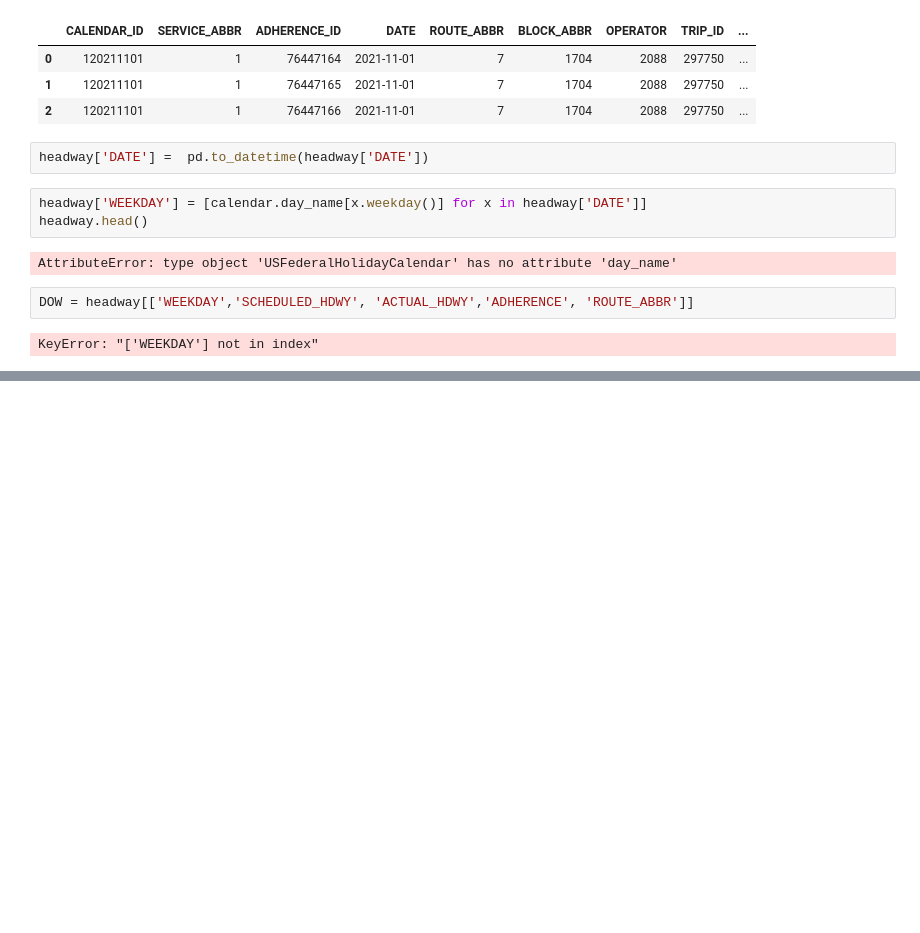
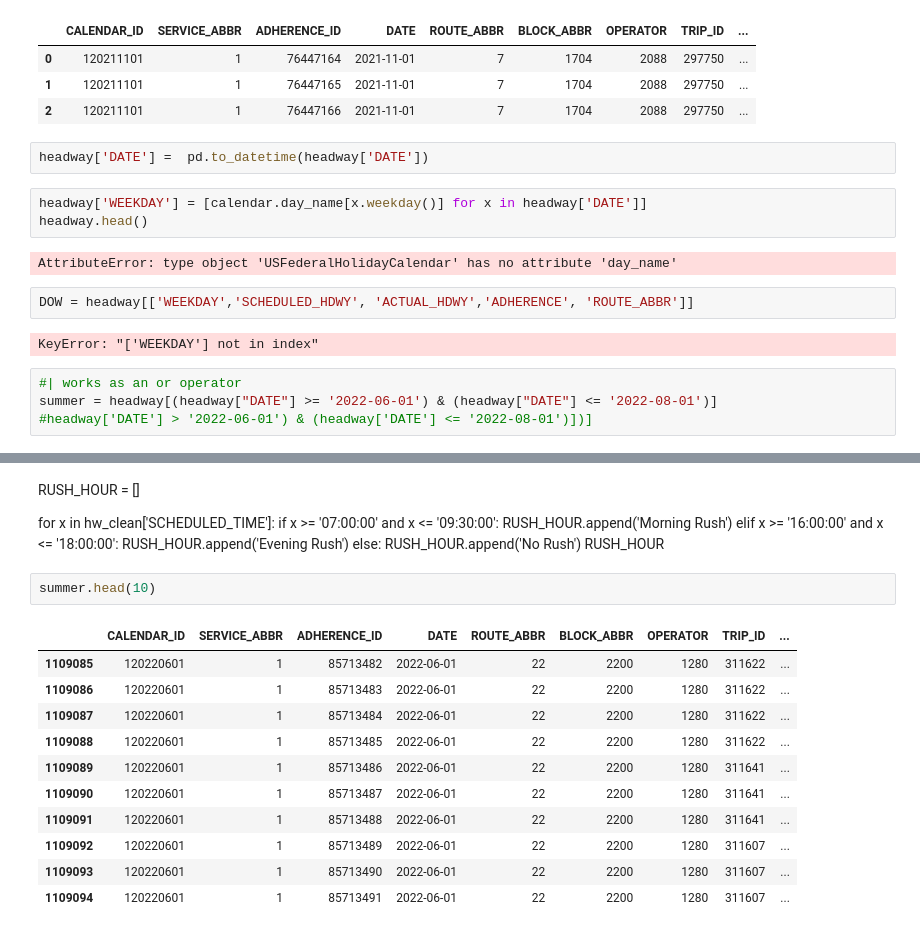
Before and after one commit to NSS-Data-Analytics-Cohort-7/wego-python-bit-my_finger, a Jupyter notebook: notebook/cleaned.ipynb, the cells around one changed output, grey strips where cells are left out. Cells and saved outputs as stored; diff of their text form; blank space fills up the shorter version.

```diff
--- a/notebook/cleaned.ipynb
+++ b/notebook/cleaned.ipynb
@@ -42,3 +42,7 @@ AttributeError: type object 'USFederalHolidayCalendar' has no attribute 'day_nam
 DOW = headway[['WEEKDAY','SCHEDULED_HDWY', 'ACTUAL_HDWY','ADHERENCE', 'ROUTE_ABBR']]
 # %% [output]
 KeyError: "['WEEKDAY'] not in index"
+# %%
+#| works as an or operator
+summer = headway[(headway["DATE"] >= '2022-06-01') & (headway["DATE"] <= '2022-08-01')]
+#headway['DATE'] > '2022-06-01') & (headway['DATE'] <= '2022-08-01')])]
@@ -44,0 +64,18 @@ KeyError: "['WEEKDAY'] not in index"
+# %% [markdown]
+RUSH_HOUR = []
+
+for x in hw_clean['SCHEDULED_TIME']: if x >= '07:00:00' and x <= '09:30:00': RUSH_HOUR.append('Morning Rush') elif x >= '16:00:00' and x <= '18:00:00': RUSH_HOUR.append('Evening Rush') else: RUSH_HOUR.append('No Rush') RUSH_HOUR
+# %%
+summer.head(10)
+# %% [output]
+|  | CALENDAR_ID | SERVICE_ABBR | ADHERENCE_ID | DATE | ROUTE_ABBR | BLOCK_ABBR | OPERATOR | TRIP_ID | ... |
+| 1109085 | 120220601 | 1 | 85713482 | 2022-06-01 | 22 | 2200 | 1280 | 311622 | ... |
+| 1109086 | 120220601 | 1 | 85713483 | 2022-06-01 | 22 | 2200 | 1280 | 311622 | ... |
+| 1109087 | 120220601 | 1 | 85713484 | 2022-06-01 | 22 | 2200 | 1280 | 311622 | ... |
+| 1109088 | 120220601 | 1 | 85713485 | 2022-06-01 | 22 | 2200 | 1280 | 311622 | ... |
+| 1109089 | 120220601 | 1 | 85713486 | 2022-06-01 | 22 | 2200 | 1280 | 311641 | ... |
+| 1109090 | 120220601 | 1 | 85713487 | 2022-06-01 | 22 | 2200 | 1280 | 311641 | ... |
+| 1109091 | 120220601 | 1 | 85713488 | 2022-06-01 | 22 | 2200 | 1280 | 311641 | ... |
+| 1109092 | 120220601 | 1 | 85713489 | 2022-06-01 | 22 | 2200 | 1280 | 311607 | ... |
+| 1109093 | 120220601 | 1 | 85713490 | 2022-06-01 | 22 | 2200 | 1280 | 311607 | ... |
+| 1109094 | 120220601 | 1 | 85713491 | 2022-06-01 | 22 | 2200 | 1280 | 311607 | ... |
```
Also changed, not shown: parts of 1 cell of this notebook.
